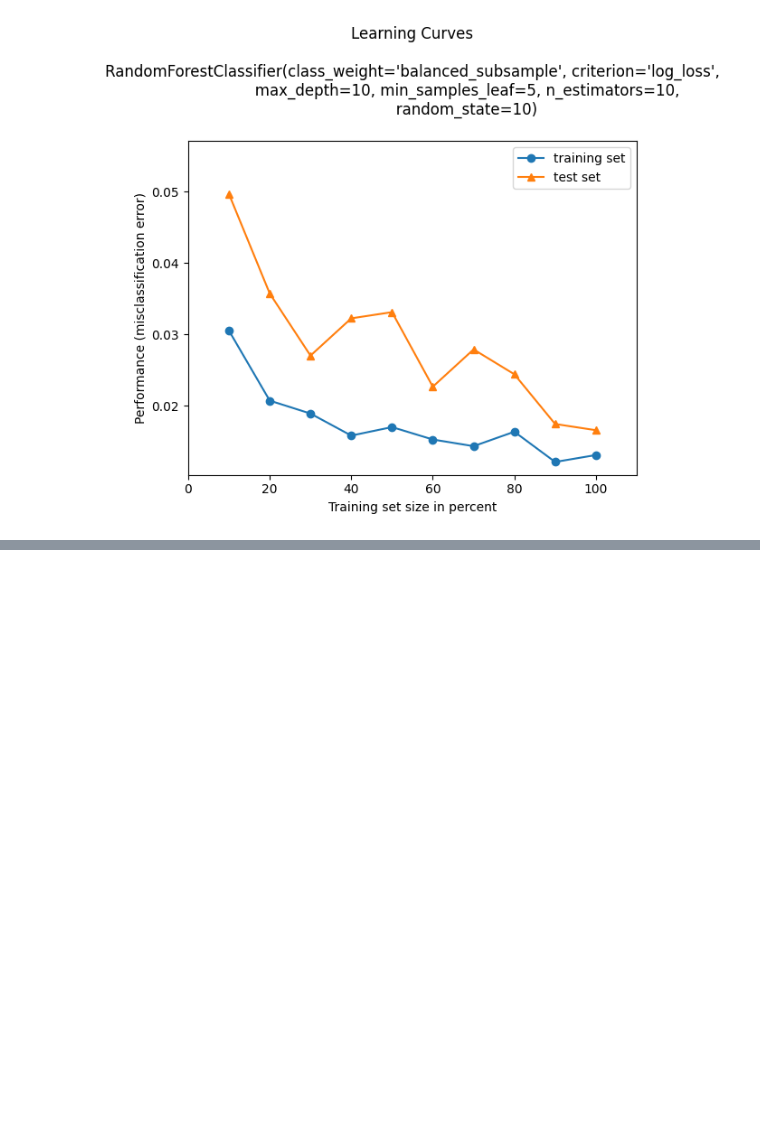
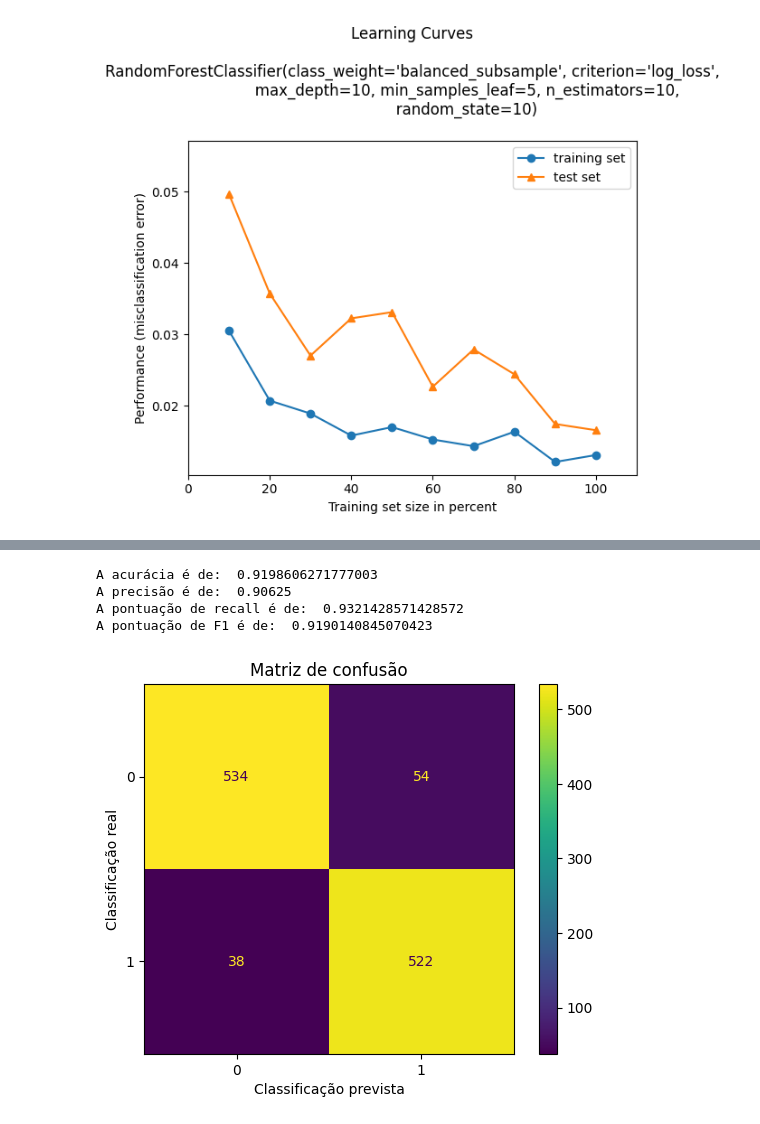
Before and after one commit to cilab-ufersa/euthyroid_sick_syndrome, a Jupyter notebook: euthyroid_sick_syndrome/plot_figures.ipynb, the cells around one changed output, grey strips where cells are left out. Drawn from its saved outputs; the diff is of its cells as text; code cells hidden in the pictures; blank space fills up the shorter version.

```diff
--- a/euthyroid_sick_syndrome/plot_figures.ipynb
+++ b/euthyroid_sick_syndrome/plot_figures.ipynb
@@ -10,8 +21,8 @@ input_train, input_test, output_train, output_test = slipt_and_standardize_datas
 # %%
 model_decision_tree = joblib.load('..\euthyroid_sick_syndrome\models_file\DecisionTreeClassifier.sav')
-
 model_random_forest = joblib.load('..\euthyroid_sick_syndrome\models_file\RandomForestClassifier.sav')
+model_logistic = joblib.load('..\euthyroid_sick_syndrome\models_file\LogisticRegression.sav')
 # %%
 output_model_decision = model_decision_tree.predict(input_test)
-
 output_model_random = model_random_forest.predict(input_test)
+output_model_logistic = model_logistic.predict(input_test)
@@ -45,0 +79,14 @@ miss_classification(input_train, output_train, input_test, output_test, model_ra
+# %%
+accuracy(output_test, output_model_logistic)
+precision(output_test, output_model_logistic)
+recall(output_test, output_model_logistic)
+f1(output_test, output_model_logistic)
+# %% [output]
+A acurácia é de:  0.9198606271777003
+A precisão é de:  0.90625
+A pontuação de recall é de:  0.9321428571428572
+A pontuação de F1 é de:  0.9190140845070423
+# %%
+plot_confusion_matrix(output_test, output_model_logistic, model_logistic)
+# %% [output]
+[figure, added]
```
Also changed, not shown: parts of 17 cells of this notebook, 2 other files.
